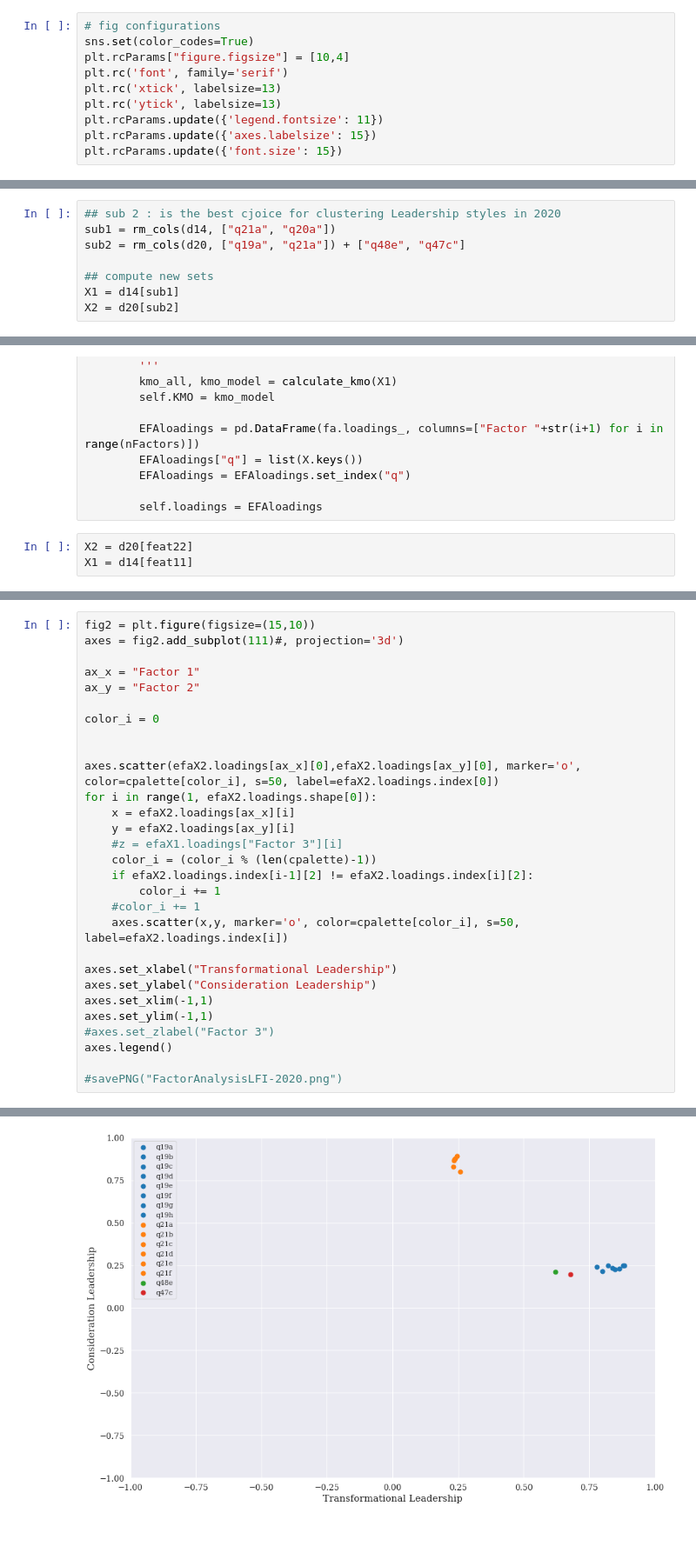
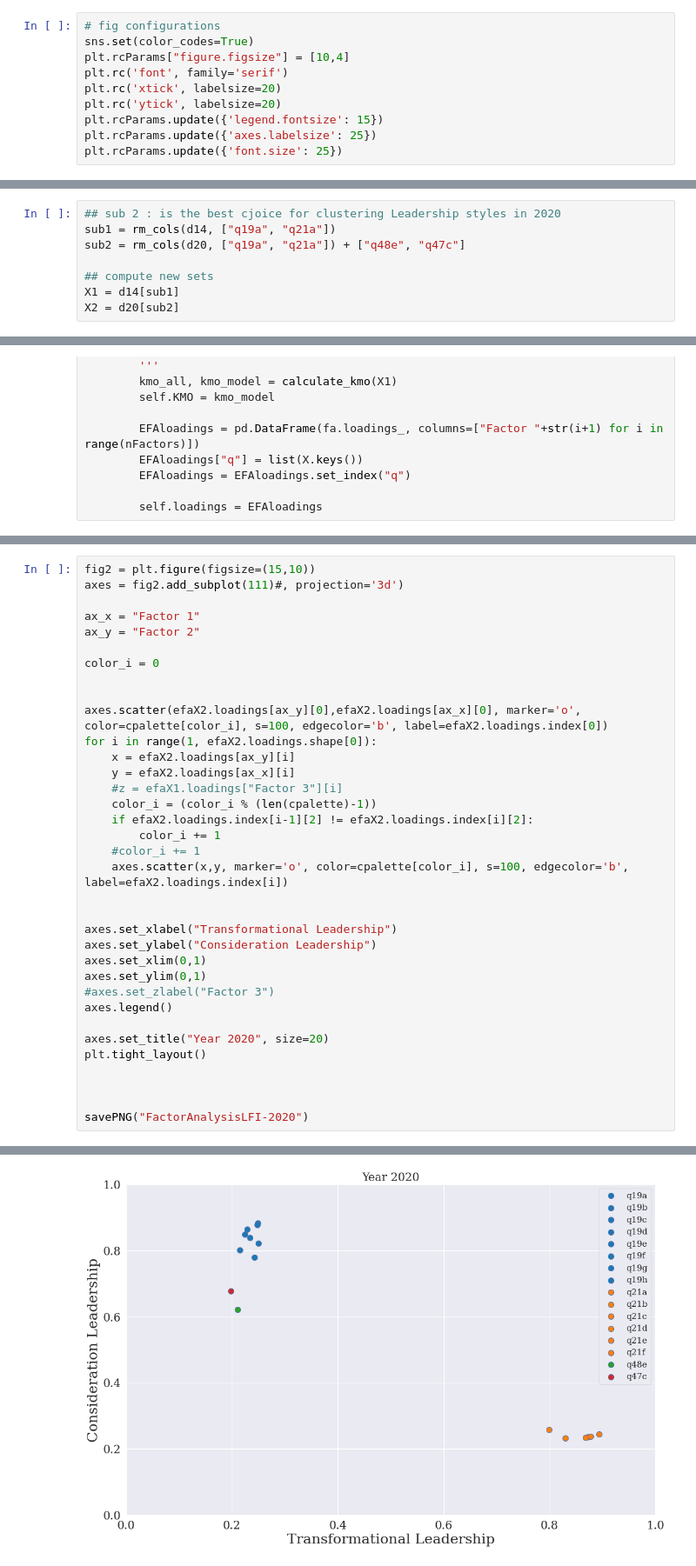
Before and after one commit to Igodlab/Australian-Public-Service-APS, a Jupyter notebook: dana30-project.ipynb, the cells around one changed output, grey strips where cells are left out. Shown at 87% size. Drawn from its saved outputs; the diff is of its cells as text; blank space fills up the shorter version.

```diff
--- a/dana30-project.ipynb
+++ b/dana30-project.ipynb
@@ -33,11 +33,11 @@ import scipy.io
 sns.set(color_codes=True)
 plt.rcParams["figure.figsize"] = [10,4]
 plt.rc('font', family='serif')
-plt.rc('xtick', labelsize=13)
-plt.rc('ytick', labelsize=13)
-plt.rcParams.update({'legend.fontsize': 11})
-plt.rcParams.update({'axes.labelsize': 15})
-plt.rcParams.update({'font.size': 15})
+plt.rc('xtick', labelsize=20)
+plt.rc('ytick', labelsize=20)
+plt.rcParams.update({'legend.fontsize': 15})
+plt.rcParams.update({'axes.labelsize': 25})
+plt.rcParams.update({'font.size': 25})
 # %%
 cpalette = sns.color_palette('tab10', 11)
 sns.palplot(cpalette)
@@ -251,7 +170,7 @@ def feature_selector(X):
     return feat
 # %%
 ## sub 2 : is the best cjoice for clustering Leadership styles in 2020
-sub1 = rm_cols(d14, ["q21a", "q20a"])
+sub1 = rm_cols(d14, ["q19a", "q21a"])
 sub2 = rm_cols(d20, ["q19a", "q21a"]) + ["q48e", "q47c"]
 
 ## compute new sets
@@ -342,9 +207,6 @@ class ExpFacAn:
         EFAloadings = EFAloadings.set_index("q")
 
         self.loadings = EFAloadings
-# %%
-X2 = d20[feat22]
-X1 = d14[feat11]
 # %%
 ## EFA for X2
 efaX2 = ExpFacAn(X2, rot="varimax")
@@ -371,23 +237,29 @@ ax_y = "Factor 2"
 color_i = 0
 
 
-axes.scatter(efaX2.loadings[ax_x][0],efaX2.loadings[ax_y][0], marker='o', color=cpalette[color_i], s=50, label=efaX2.loadings.index[0])
+axes.scatter(efaX2.loadings[ax_y][0],efaX2.loadings[ax_x][0], marker='o', color=cpalette[color_i], s=100, edgecolor='b', label=efaX2.loadings.index[0])
 for i in range(1, efaX2.loadings.shape[0]):
-    x = efaX2.loadings[ax_x][i]
-    y = efaX2.loadings[ax_y][i]
+    x = efaX2.loadings[ax_y][i]
+    y = efaX2.loadings[ax_x][i]
     #z = efaX1.loadings["Factor 3"][i]
     color_i = (color_i % (len(cpalette)-1))
     if efaX2.loadings.index[i-1][2] != efaX2.loadings.index[i][2]:
         color_i += 1
     #color_i += 1
-    axes.scatter(x,y, marker='o', color=cpalette[color_i], s=50, label=efaX2.loadings.index[i])
+    axes.scatter(x,y, marker='o', color=cpalette[color_i], s=100, edgecolor='b', label=efaX2.loadings.index[i])
+
 
 axes.set_xlabel("Transformational Leadership")
 axes.set_ylabel("Consideration Leadership")
-axes.set_xlim(-1,1)
-axes.set_ylim(-1,1)
+axes.set_xlim(0,1)
+axes.set_ylim(0,1)
 #axes.set_zlabel("Factor 3")
 axes.legend()
 
-#savePNG("FactorAnalysisLFI-2020.png")
+axes.set_title("Year 2020", size=20)
+plt.tight_layout()
+
+
+
+savePNG("FactorAnalysisLFI-2020")
 # %% [output]
@@ -395 +266 @@ axes.legend()
-[figure, old version]
+[figure, new version]
```
Also changed, not shown: parts of 27 cells of this notebook.
